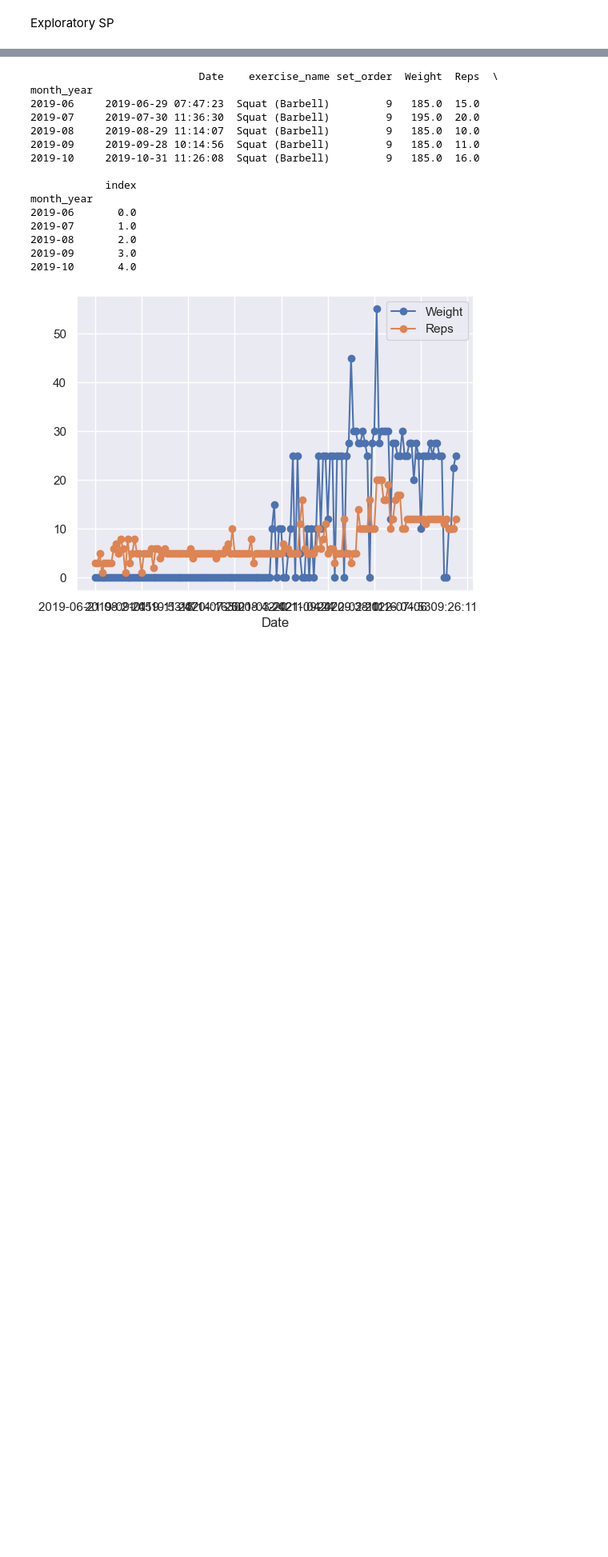
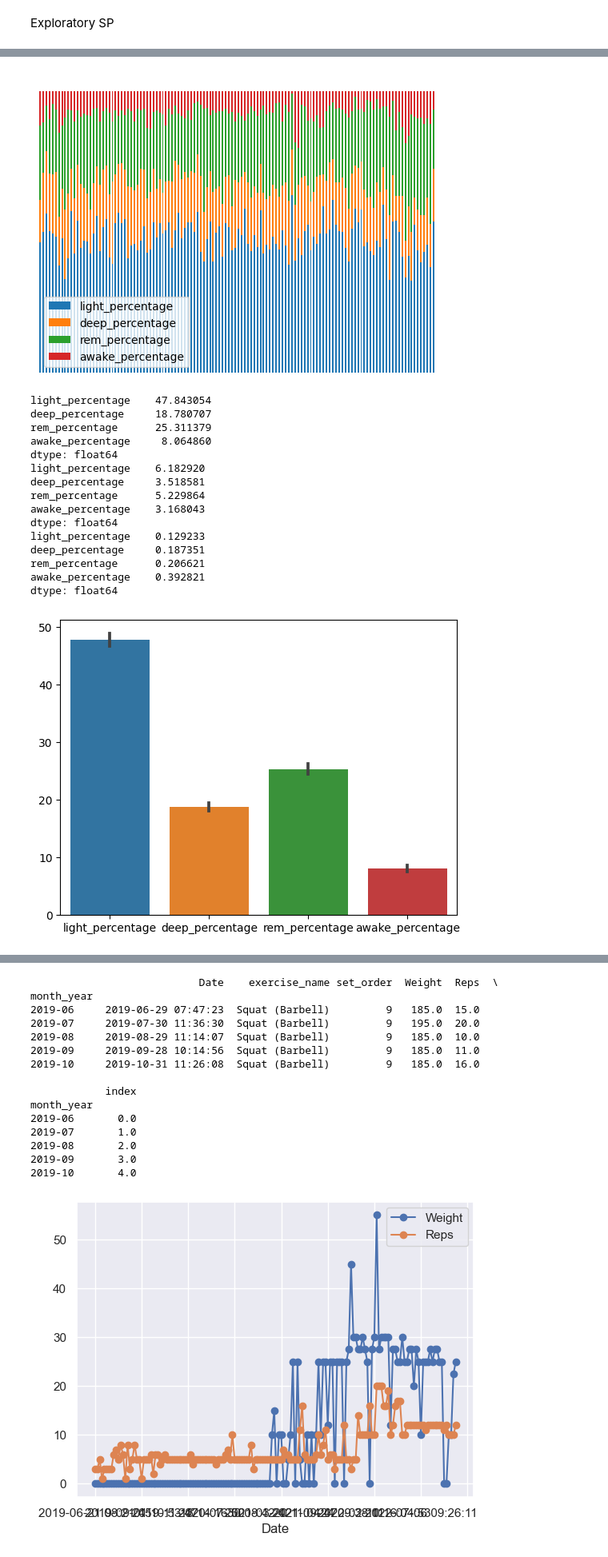
Before and after one commit to gsiraji/Tools, a Jupyter notebook: python/sleep_data.ipynb, the cells around one changed output, grey strips where cells are left out. Shown at 80% size. Saved outputs shown, nothing was run; the diff lists cells and outputs as text; code cells hidden in the pictures; blank space fills up the shorter version.

```diff
--- a/python/sleep_data.ipynb
+++ b/python/sleep_data.ipynb
@@ -53,3 +136,35 @@ df = pd.read_csv("sleeps.csv")
+# %%
+df.iloc[:,17::].plot(kind = 'bar', stacked = True)
+
+plt.axis('off')
+
+plt.show()
+
+plt.figure()
+
+sns.barplot(df.iloc[:,17::])
+
+print(df.iloc[:,17::].mean(axis = 0))
+print(df.iloc[:,17::].std(axis = 0))
+print(df.iloc[:,17::].std(axis = 0)/df.iloc[:,17::].mean(axis = 0))
+# %% [output]
+[figure, added]
+light_percentage    47.843054
+deep_percentage     18.780707
+rem_percentage      25.311379
+awake_percentage     8.064860
+dtype: float64
+light_percentage    6.182920
+deep_percentage     3.518581
+rem_percentage      5.229864
+awake_percentage    3.168043
+dtype: float64
+light_percentage    0.129233
+deep_percentage     0.187351
+rem_percentage      0.206621
+awake_percentage    0.392821
+dtype: float64
+[figure, added]
 # %%
 # check for NA values
 print(df.info())
```
Also changed, not shown: parts of 20 cells of this notebook.
